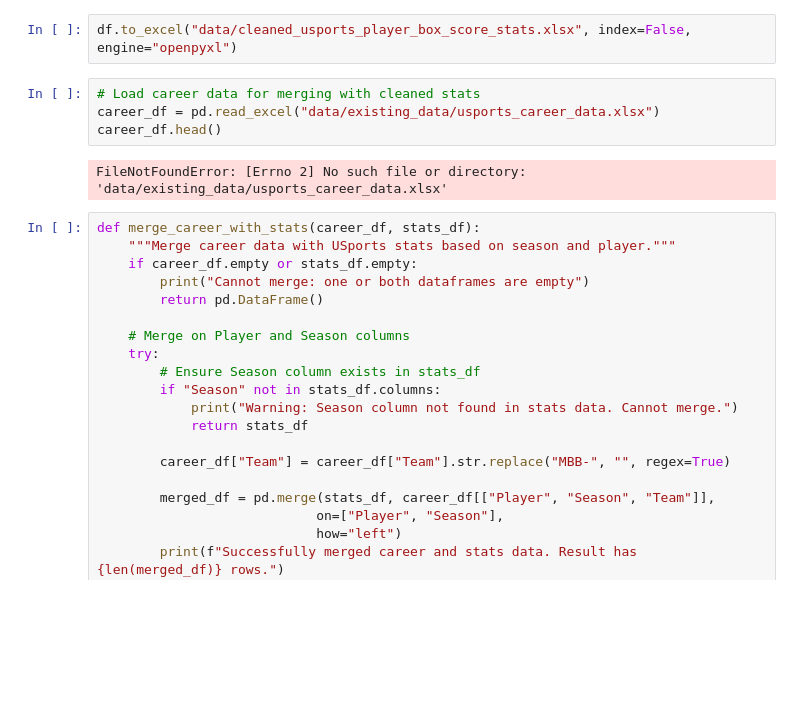
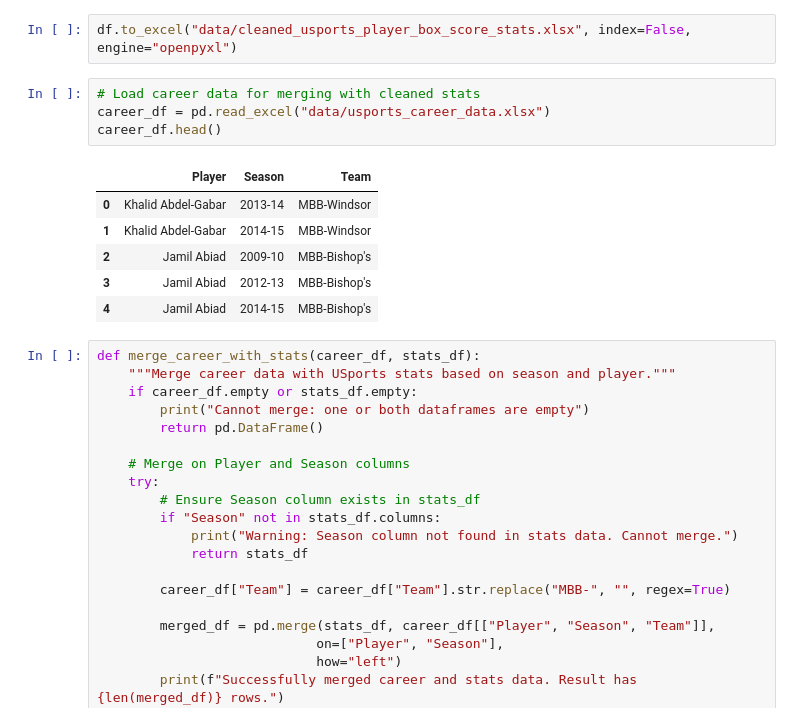
Before and after one commit to cng04/IST, a Jupyter notebook: PlayerToPro/player_to_pro_clean.ipynb, the cells around one changed output. Saved outputs shown, nothing was run; the diff lists cells and outputs as text; blank space fills up the shorter version.

```diff
--- a/PlayerToPro/player_to_pro_clean.ipynb
+++ b/PlayerToPro/player_to_pro_clean.ipynb
@@ -293,10 +293,15 @@ df
 df.to_excel("data/cleaned_usports_player_box_score_stats.xlsx", index=False, engine="openpyxl")
 # %%
 # Load career data for merging with cleaned stats
-career_df = pd.read_excel("data/existing_data/usports_career_data.xlsx")
+career_df = pd.read_excel("data/usports_career_data.xlsx")
 career_df.head()
 # %% [output]
-FileNotFoundError: [Errno 2] No such file or directory: 'data/existing_data/usports_career_data.xlsx'
+|  | Player | Season | Team |
+| 0 | Khalid Abdel-Gabar | 2013-14 | MBB-Windsor |
+| 1 | Khalid Abdel-Gabar | 2014-15 | MBB-Windsor |
+| 2 | Jamil Abiad | 2009-10 | MBB-Bishop's |
+| 3 | Jamil Abiad | 2012-13 | MBB-Bishop's |
+| 4 | Jamil Abiad | 2014-15 | MBB-Bishop's |
 # %%
 def merge_career_with_stats(career_df, stats_df):
     """Merge career data with USports stats based on season and player."""
```
Also changed, not shown: parts of 3 cells of this notebook, 5 other files.
